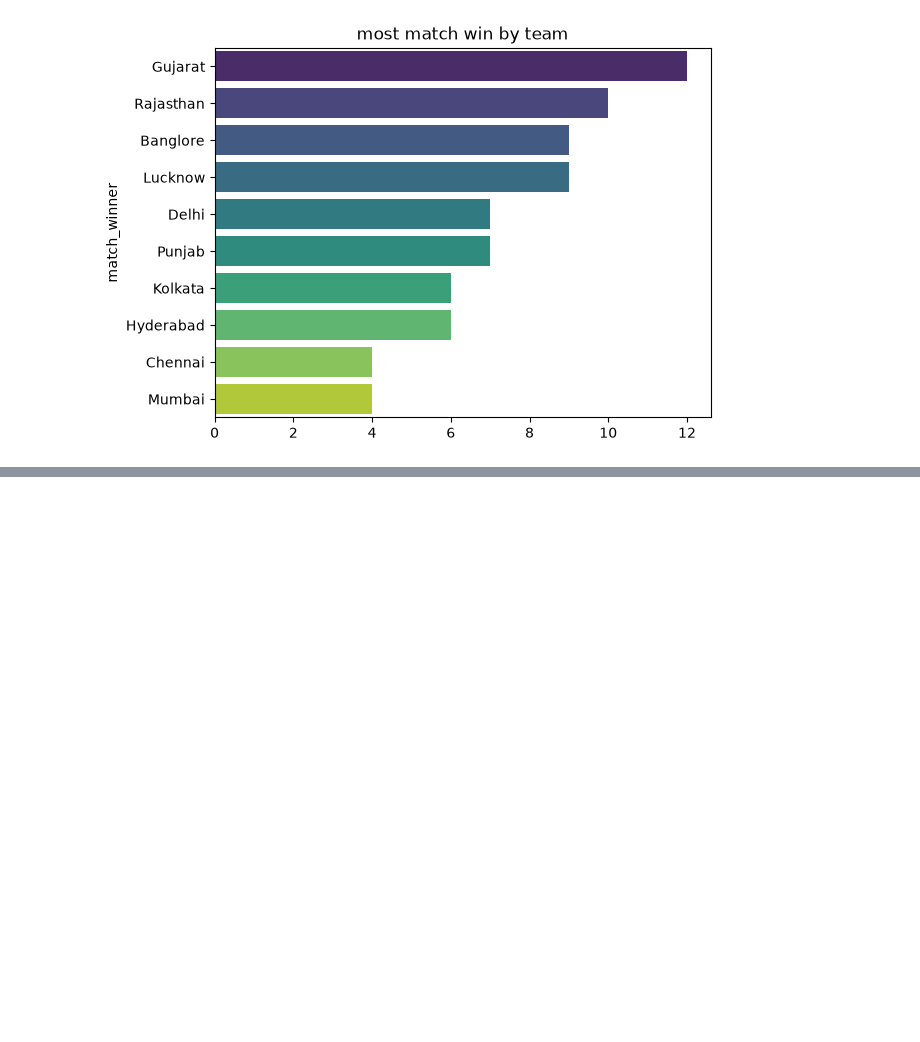
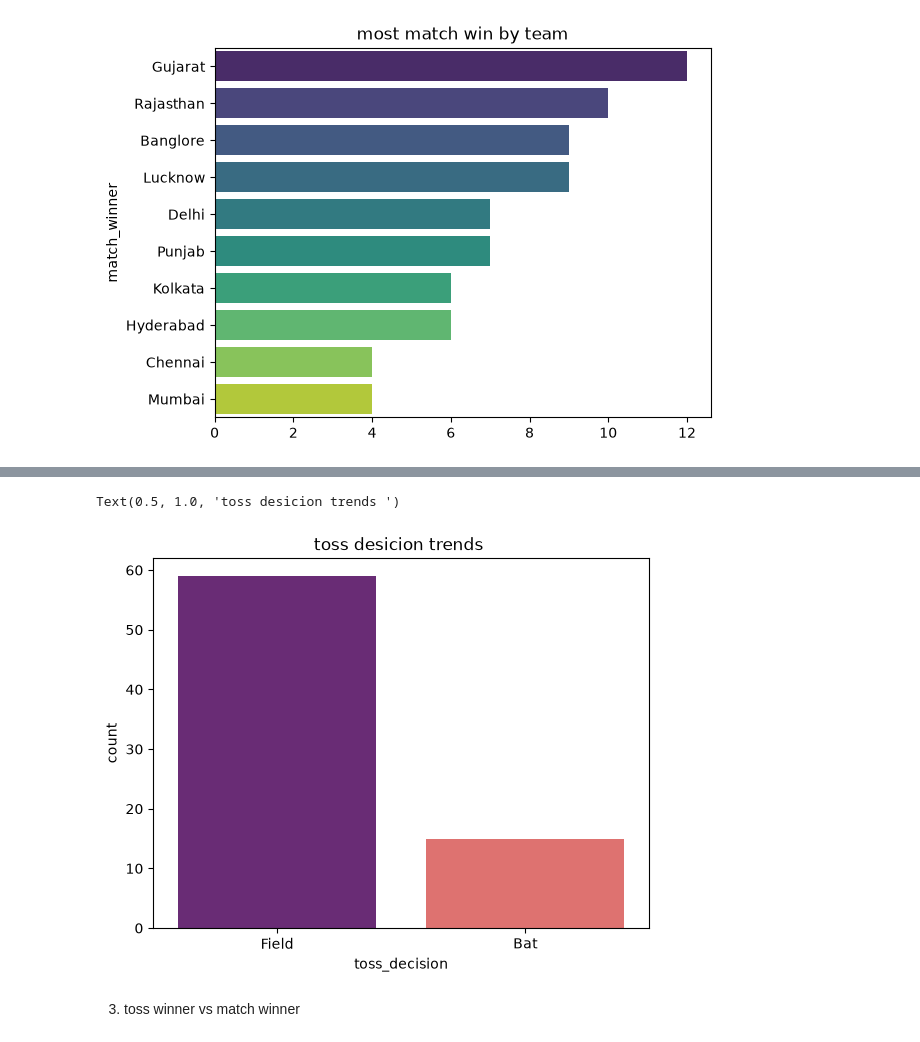
Before and after one commit to AarushiSavla/data-visualization, a Jupyter notebook: ipl_capstone_project.ipynb, the cells around one changed output, grey strips where cells are left out. Saved outputs shown, nothing was run; the diff lists cells and outputs as text; code cells hidden in the pictures; blank space fills up the shorter version.

```diff
--- a/ipl_capstone_project.ipynb
+++ b/ipl_capstone_project.ipynb
@@ -118,0 +130,9 @@ Text(0.5, 1.0, 'most match win by team')
+# %%
+# create a countplot of toss desicions
+sns.countplot(x=df['toss_decision'],palette='magma')
+plt.title("toss desicion trends ")
+# %% [output]
+Text(0.5, 1.0, 'toss desicion trends ')
+[figure, added]
+# %% [markdown]
+3. toss winner vs match winner
```
Also changed, not shown: parts of 2 cells of this notebook.
